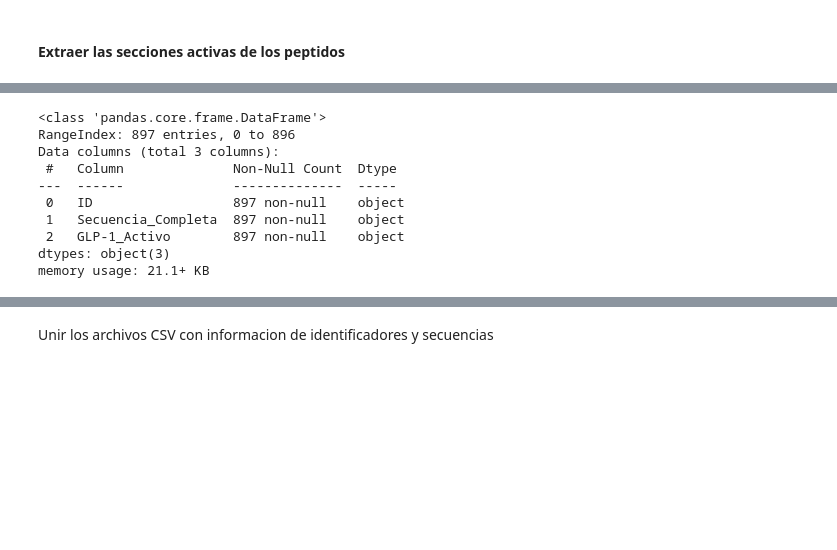
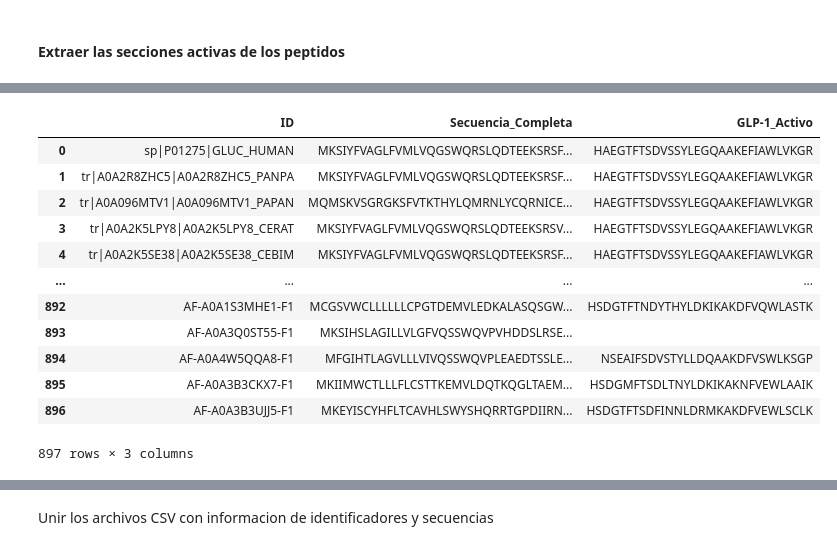
Before and after one commit to Julio21-ai/glp-1_drug_discovery, a Jupyter notebook: notebooks/Avance 1.ipynb, the cells around one changed output, grey strips where cells are left out. Drawn from its saved outputs; the diff is of its cells as text; code cells hidden in the pictures; blank space fills up the shorter version.

```diff
--- a/notebooks/Avance 1.ipynb
+++ b/notebooks/Avance 1.ipynb
@@ -921,7 +955,7 @@ Passing `palette` without assigning `hue` is deprecated and will be removed in v
 # %% [markdown]
 Algunas caracteristicas de los pepetidos pueden calcularse a partir de las secuencias de aminoacidos por lo que es posible usarlas para hacer el analisis exploratorio
 # %%
-def  (sequence: str) -> dict:
+def property_calculation (sequence: str) -> dict:
     """
     Calcula propiedades físico-químicas de una secuencia de aminoácidos.
     Devuelve None si la secuencia contiene caracteres no estándar (ej. 'X').
@@ -1206,0 +1208,22 @@ Archivo ..\data\processed\secuencias_filtradas.fasta FASTA válido.
+# %%
+# Definir el nombre del archivo de salida
+nombre_archivo_fasta = archivo_filtrado_fasta
+
+
+df_filtrado.loc['Fasta_Header'] = df_filtrado['ID'] + ' ' + df_filtrado['Descripcion'].copy().astype(str)
+
+save_df_as_fasta(
+    dataframe=df_filtrado,
+    id_col='Fasta_Header',
+    seq_col='Secuencia',
+    output_file=archivo_filtrado_fasta
+)
+
+# Inspeccionar el archivo FASTA guardado
+results = inspect_fasta_file(Path(archivo_filtrado_fasta))
+
+if results and results['is_valid']:
+    print(f"'{archivo_filtrado_fasta}' es válido.")
+    print(f"Se encontraron {results['record_count']} registros válidos.")
+else:
+    print(f"\nLa validación falló para '{archivo_filtrado_fasta}'. Por favor, revisa los registros.")
@@ -1601,10 +1481,10 @@ nombre_archivo_clustal = archivo_salida_alineamiento
 nombre_archivo_salida_csv = out_dir/'secuencias_activas_extraidas.csv'
 
 # 3. Secuencias de referencia (las porciones activas que buscamos)
-secuencia_ref_glp1 = "HAEGTFTSDVSSYLEGQAAKEFIAWLVKGRG"
+secuencia_ref_glp1 = "HAEGTFTSDVSSYLEGQAAKEFIAWLVKGR"
+                     #HAEGTFTSDVSSYLEGQAAKEFIAWLVKGR
 
-
-# 4. ID de tu secuencia de referencia humana en el archivo clustal
+# 4. ID de secuencia de referencia humana en el archivo clustal
 #    (Puede ser 'sp|P01275|GCG_HUMAN' o algo similar, revísalo en tu archivo)
 id_referencia_humana = 'sp|P01275|GLUC_HUMAN'
 
@@ -1612,7 +1492,8 @@ id_referencia_humana = 'sp|P01275|GLUC_HUMAN'
 # --- SCRIPT DE EXTRACCIÓN ---
 try:
     # Cargar el alineamiento
-    alineamiento = AlignIO.read(nombre_archivo_clustal, 'clustal')
+    if alineamiento is None:
+     alineamiento = AlignIO.read(nombre_archivo_clustal, 'clustal')
 
     # Encontrar la secuencia de referencia en el alineamiento
     ref_record = None
@@ -1663,12 +1544,9 @@ try:
         })
 
     # Guardar los resultados en un DataFrame y luego en un archivo CSV
-    df_resultados = pd.DataFrame(resultados)
-    df_resultados.to_csv(nombre_archivo_salida_csv, index=False)
-
-    print(f"¡Éxito! Se han extraído las porciones activas y guardado en '{nombre_archivo_salida_csv}'.")
+    df_secuencias_activas = pd.DataFrame(resultados)
     print("\nVista previa de los resultados:")
-    print(df_resultados.head())
+    print(df_secuencias_activas.head())
 
 except Exception as e:
     print(f"Ocurrió un error: {e}")
@@ -1709,16 +1571,19 @@ df_resultados
-# %%
-df_resultados.info()
-# %% [output]
-<class 'pandas.core.frame.DataFrame'>
-RangeIndex: 897 entries, 0 to 896
-Data columns (total 3 columns):
- #   Column              Non-Null Count  Dtype
----  ------              --------------  -----
- 0   ID                  897 non-null    object
- 1   Secuencia_Completa  897 non-null    object
- 2   GLP-1_Activo        897 non-null    object
-dtypes: object(3)
-memory usage: 21.1+ KB
+# %%
+df_secuencias_activas
+# %% [output]
+|  | ID | Secuencia_Completa | GLP-1_Activo |
+| 0 | sp|P01275|GLUC_HUMAN | MKSIYFVAGLFVMLVQGSWQRSLQDTEEKSRSF... | HAEGTFTSDVSSYLEGQAAKEFIAWLVKGR |
+| 1 | tr|A0A2R8ZHC5|A0A2R8ZHC5_PANPA | MKSIYFVAGLFVMLVQGSWQRSLQDTEEKSRSF... | HAEGTFTSDVSSYLEGQAAKEFIAWLVKGR |
+| 2 | tr|A0A096MTV1|A0A096MTV1_PAPAN | MQMSKVSGRGKSFVTKTHYLQMRNLYCQRNICE... | HAEGTFTSDVSSYLEGQAAKEFIAWLVKGR |
+| 3 | tr|A0A2K5LPY8|A0A2K5LPY8_CERAT | MKSIYFVAGLFVMLVQGSWQRSLQDTEEKSRSV... | HAEGTFTSDVSSYLEGQAAKEFIAWLVKGR |
+| 4 | tr|A0A2K5SE38|A0A2K5SE38_CEBIM | MKSIYFVAGLFVMLVQGSWQRSLQDTEEKSRSF... | HAEGTFTSDVSSYLEGQAAKEFIAWLVKGR |
+| ... | ... | ... | ... |
+| 892 | AF-A0A1S3MHE1-F1 | MCGSVWCLLLLLLCPGTDEMVLEDKALASQSGW... | HSDGTFTNDYTHYLDKIKAKDFVQWLASTK |
+| 893 | AF-A0A3Q0ST55-F1 | MKSIHSLAGILLVLGFVQSSWQVPVHDDSLRSE... |  |
+| 894 | AF-A0A4W5QQA8-F1 | MFGIHTLAGVLLLVIVQSSWQVPLEAEDTSSLE... | NSEAIFSDVSTYLLDQAAKDFVSWLKSGP |
+| 895 | AF-A0A3B3CKX7-F1 | MKIIMWCTLLLFLCSTTKEMVLDQTKQGLTAEM... | HSDGMFTSDLTNYLDKIKAKNFVEWLAAIK |
+| 896 | AF-A0A3B3UJJ5-F1 | MKEYISCYHFLTCAVHLSWYSHQRRTGPDIIRN... | HSDGTFTSDFINNLDRMKAKDFVEWLSCLK |
+897 rows × 3 columns
 # %%
 # --- 1. Verificación ANTES de la limpieza ---
 print("--- ANTES DE LA LIMPIEZA ---")
```
Also changed, not shown: parts of 36 cells of this notebook, 8 other files.
